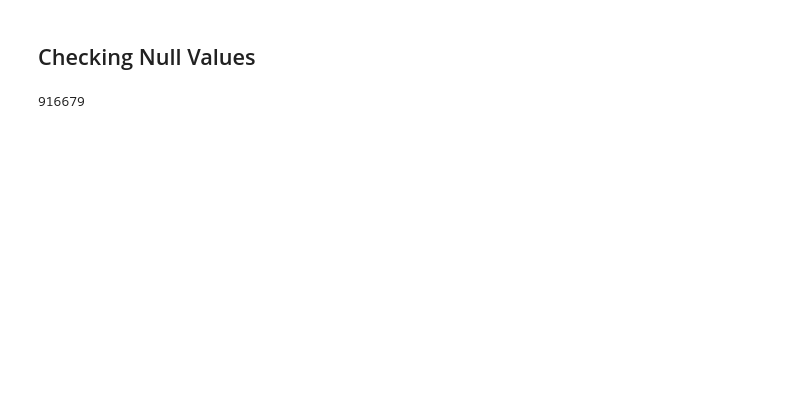
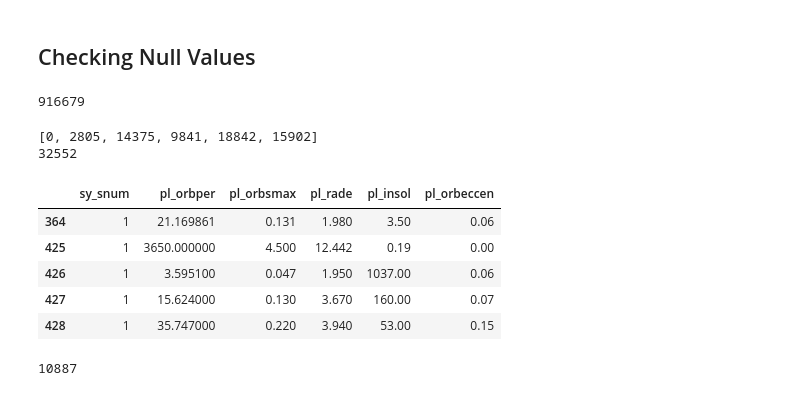
Before and after one commit to hikmetguner/exoplanet-habitability, a Jupyter notebook: dscp.ipynb, the cells around one changed output. Drawn from its saved outputs; the diff is of its cells as text; code cells hidden in the pictures; blank space fills up the shorter version.

```diff
--- a/dscp.ipynb
+++ b/dscp.ipynb
@@ -49,3 +57,29 @@ df.head()
 df.isnull().sum().sum()
 # %% [output]
 916679
+# %%
+columns_to_take = ["sy_snum","pl_orbper","pl_orbsmax","pl_rade","pl_insol","pl_orbeccen"]
+num_of_null = []
+for col_name in columns_to_take:
+    num_of_null.append(df[col_name].isnull().sum())
+
+print(num_of_null)
+print(len(df))
+# %% [output]
+[0, 2805, 14375, 9841, 18842, 15902]
+32552
+# %%
+df_cluster = df[["sy_snum","pl_orbper","pl_orbsmax","pl_rade","pl_insol","pl_orbeccen"]].dropna()
+df_cluster.head()
+# %% [output]
+|  | sy_snum | pl_orbper | pl_orbsmax | pl_rade | pl_insol | pl_orbeccen |
+| 364 | 1 | 21.169861 | 0.131 | 1.980 | 3.50 | 0.06 |
+| 425 | 1 | 3650.000000 | 4.500 | 12.442 | 0.19 | 0.00 |
+| 426 | 1 | 3.595100 | 0.047 | 1.950 | 1037.00 | 0.06 |
+| 427 | 1 | 15.624000 | 0.130 | 3.670 | 160.00 | 0.07 |
+| 428 | 1 | 35.747000 | 0.220 | 3.940 | 53.00 | 0.15 |
+# %%
+
+print(len(df_cluster))
+# %% [output]
+10887
```
Also changed, not shown: parts of 8 cells of this notebook.
